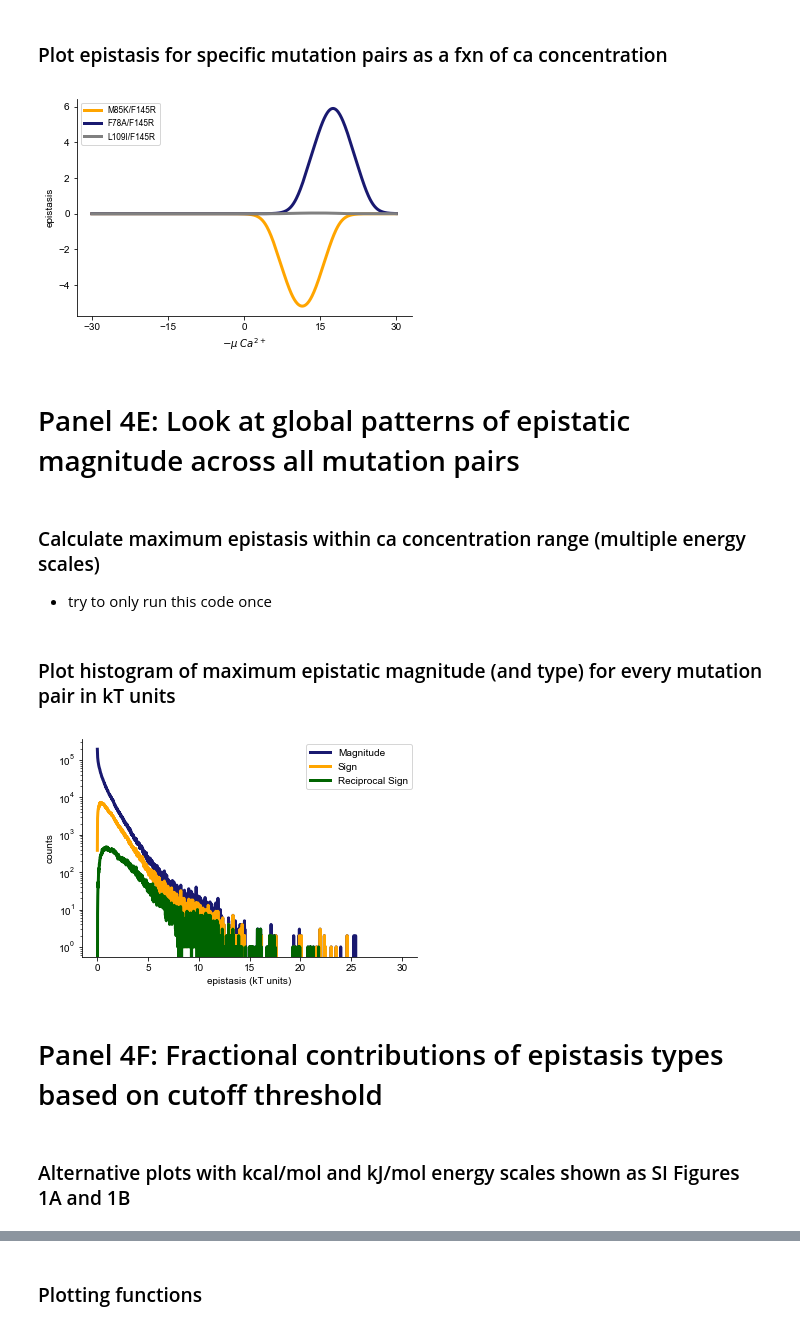
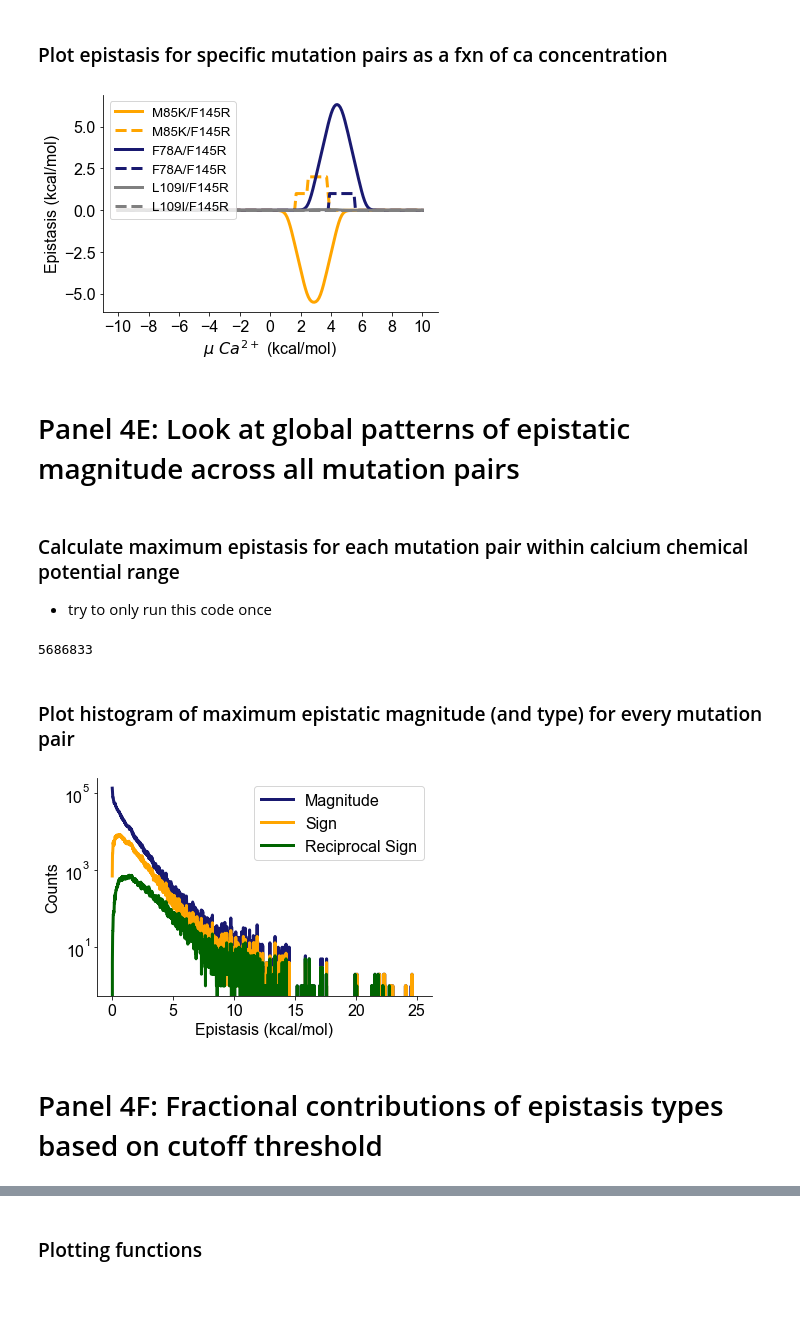
Before and after one commit to harmslab/ensemble_epistasis, a Jupyter notebook: Figure04.ipynb, the cells around one changed output, grey strips where cells are left out. Saved outputs shown, nothing was run; the diff lists cells and outputs as text; code cells hidden in the pictures; blank space fills up the shorter version.

```diff
--- a/Figure04.ipynb
+++ b/Figure04.ipynb
@@ -68,7 +63,8 @@ def count_lines_in_file(filename):
     return count
 
 
-file_with_cycles = "output-cycles.txt"
+#file_with_cycles = "output-cycles.txt"
+#file_with_cycles = 'C:\\Users\\wonde\\EpistasisTheoryAnalysis\\s100a4\\analyze-epistasis\\output-cycles.txt'
 
 num_lines = count_lines_in_file(file_with_cycles)
 
@@ -82,7 +78,7 @@ capep_ddG_std = np.zeros((num_lines,3),dtype=np.float)
 
 muts = [[None,None] for _ in range(num_lines)]
 
-with open("output-cycles.txt") as f:
+with open(file_with_cycles) as f:
     for i, line in enumerate(f.readlines()):
 
         col = line.split(",")
@@ -121,12 +99,12 @@ kJ/mol 0.4036209643957875
 # %% [markdown]
 ## Define constants
 # %%
-BETA =      1.0 # energy units (reduced)
-MU_PEP =  -20.5 # pep chemical potential is -10.5 kT
-DG_APO =  -10.0 # apo form is favored by 10 kT
-DG_CA  =    0.0 # ca form stability 0 @ calcium Kd.
-DG_CAPEP =  10 # capep form stability 0 (@ calcium Kd and peptide Kd)
-MU_CA_RANGE = np.arange(-30,30.1,.1) # Calcium chemical potential range for calculations
+BETA =  1/(0.001987*298) # energy units in kcal/mol
+MU_PEP =  20 # pep chemical potential is 20 kcal/mol (brings capep stability equal to apo)
+DG_APO =  0 # apo form is favored
+DG_CA  =    10 # ca form is destabilized by 10 kcal/mol (@ calcium Kd)
+DG_CAPEP =  20 # capep form destabilized by 20 kcal/mol (@ calcium Kd and peptide Kd)
+MU_CA_RANGE = np.arange(-10,10.1,.1) # Calcium chemical potential range for calculations
 # %% [markdown]
 ## Define observables
 
@@ -375,9 +400,8 @@ pop_curves(0,0,0)
 * try to only run this code once
 # %%
-
-all_mag15 = np.zeros(apo_ddG_mean.shape[0],dtype=np.float)
-all_sign15 = np.zeros(apo_ddG_mean.shape[0],dtype=np.bool)
-all_recip15 = np.zeros(apo_ddG_mean.shape[0],dtype=np.bool)
+all_mag_select = np.zeros(apo_ddG_mean.shape[0],dtype=np.float)
+all_sign_select = np.zeros(apo_ddG_mean.shape[0],dtype=np.bool)
+all_recip_select = np.zeros(apo_ddG_mean.shape[0],dtype=np.bool)
 
 for i in range(len(apo_ddG_mean)):
 
@@ -388,7 +412,7 @@ for i in range(len(apo_ddG_mean)):
                                         dG_ca=DG_CA,
                                         dG_capep=DG_CAPEP,
                                         mu_pep=MU_PEP,
-                                        mu_ca_range=-15,
+                                        mu_ca_range=3.5,
                                         additive_in_states=True,
                                         beta=BETA)
 
@@ -400,13 +424,10 @@ for i in range(len(apo_ddG_mean)):
     sign = np.logical_and(np.logical_or(sign1,sign2),
                           np.logical_not(reciprocal))
 
-    # Index of maximum epistasis over this [Ca] range
-    #max_index = np.argmax(np.abs(mag))
-
     # Record magnitude of epistasis
-    all_mag15[i] = mag
+    all_mag_select[i] = mag
 
     # Record whether it is reciprocal or sign at this maximum value
-    all_recip15[i] = reciprocal
-    all_sign15[i] = sign
+    all_recip_select[i] = reciprocal
+    all_sign_select[i] = sign
 # %% [markdown]
@@ -484,9 +507,12 @@ def plot_epcurves(inds=np.arange(3)):
     Plot epistasis for mutation pairs.
     inds: indices of mutation pair in ex_df
     (0:sign, 1:magnitude, 2:no epistasis)
+
+    Dotted lines show sign epistasis (magnitude=1)
+    or reciprocal sign epistasis (magnitude=2)
     '''
+    colors = ['orange','midnightblue','grey']
 
-    colors = ['orange','midnightblue','grey']
     for i in inds:
         m1,m2 = name_arr[i,:]
         mag,sign1,sign2 = epistasis_vs_ca(apo_ddg_arr[i,:],ca_ddg_arr[i,:],capep_ddg_arr[i,:],
@@ -494,23 +520,33 @@ def plot_epcurves(inds=np.arange(3)):
                                           mu_pep=MU_PEP,mu_ca_range=MU_CA_RANGE,
                                           additive_in_states=True,beta=BETA)
 
+        #Plot epistasis curves
+        plt.plot(MU_CA_RANGE,mag,lw=3,color=colors[i],label=str(m2+'/'+m1))
 
-        plt.plot(-MU_CA_RANGE,mag,lw=3,color=colors[i],label=str(m2+'/'+m1))
+        #Plot sign and reciprocal sign truth
+        plt.plot(MU_CA_RANGE,sign1.astype(int)+sign2.astype(int),'--',lw=3,color=colors[i],label=str(m2+'/'+m1))
 
-    plt.xlabel("$-\mu\ Ca^{2+}$")
-    plt.ylabel('epistasis')
-    plt.xticks([-30,-15,0,15,30])
-    plt.legend(fontsize='small')
+
+
+    plt.xlabel("$\mu\ Ca^{2+}$ (kcal/mol)")
+    plt.ylabel('Epistasis (kcal/mol)')
+    plt.xticks(np.arange(-10,12,2))
+    plt.legend(fontsize='small',loc='upper left')
 
     #plt.savefig('final-figures/Fig4D-neg-ep-vs-ca.svg')
 
 # call the function
 plot_epcurves()
 # %% [output]
-[figure, old version]
+[figure, new version]
 # %% [markdown]
 # Panel 4E: Look at global patterns of epistatic magnitude across all mutation pairs
 # %% [markdown]
-### Calculate maximum epistasis within ca concentration range (multiple energy scales)
+### Calculate maximum epistasis for each mutation pair within calcium chemical potential range
 * try to only run this code once
+# %%
+#Total number of mutation pairs in dataset
+len(apo_ddG_mean)
+# %% [output]
+5686833
 # %%
@@ -643,44 +587,42 @@ for i in range(len(apo_ddG_mean)):
 # %% [markdown]
-### Plot histogram of maximum epistatic magnitude (and type) for every mutation pair in kT units
+### Plot histogram of maximum epistatic magnitude (and type) for every mutation pair
 # %%
 def plot_maxepistasis():
     '''
     Plot histogram of each pair's maximum epistasis
     within Ca chemical potential range.
 
     Uses all_mag, all_sign, and all_recip to retrieve
     the value and type of epistasis at maximum Ca2+ position.
 
     Counts (y-axis) on log scale
     '''
 
     fig,ax = plt.subplots(1,1)
-    bins=np.arange(0,30,0.01)
+    bins=np.arange(0,25,0.01)
 
     counts, _ = np.histogram(abs(all_mag[np.logical_not(np.logical_and(all_sign,all_recip))]),bins)
     out_bins = (bins - (bins[1] - bins[0])/2)[1:]
 
     ax.plot(out_bins,counts,"-",color="midnightblue",label="Magnitude",linewidth=3)
 
     counts, _ = np.histogram(abs(all_mag[all_sign]),bins)
     ax.plot(out_bins,counts,"-",color="orange",label="Sign",linewidth=3)
 
     counts, _ = np.histogram(abs(all_mag[all_recip]),bins)
     ax.plot(out_bins,counts,"-",color="darkgreen",label="Reciprocal Sign",linewidth=3)
 
-    ax.set_xlabel("epistasis (kT units)")
-    ax.set_ylabel("counts")
+    ax.set_xlabel("Epistasis (kcal/mol)")
+    ax.set_ylabel("Counts")
     ax.set_yscale("log")
     ax.legend(loc="upper right")
 
     #fig.savefig('final-figures/Fig4E-epistasis-counts.svg')
 
 # call the function
 plot_maxepistasis()
 # %% [output]
-[figure, old version]
+[figure, new version]
 # %% [markdown]
 # Panel 4F: Fractional contributions of epistasis types based on cutoff threshold
-# %% [markdown]
-### Alternative plots with kcal/mol and kJ/mol energy scales shown as SI Figures 1A and 1B
 # %%
```
Also changed, not shown: parts of 27 cells of this notebook.
